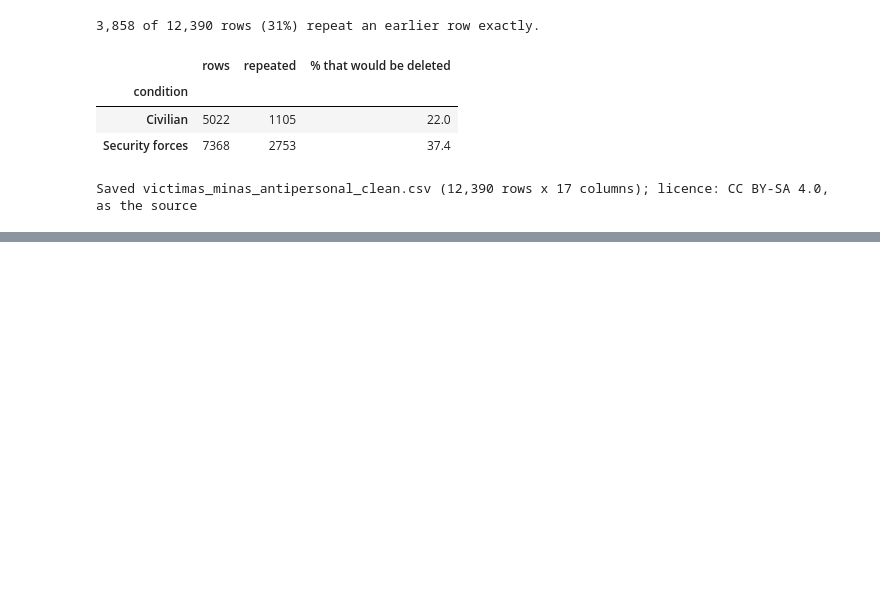
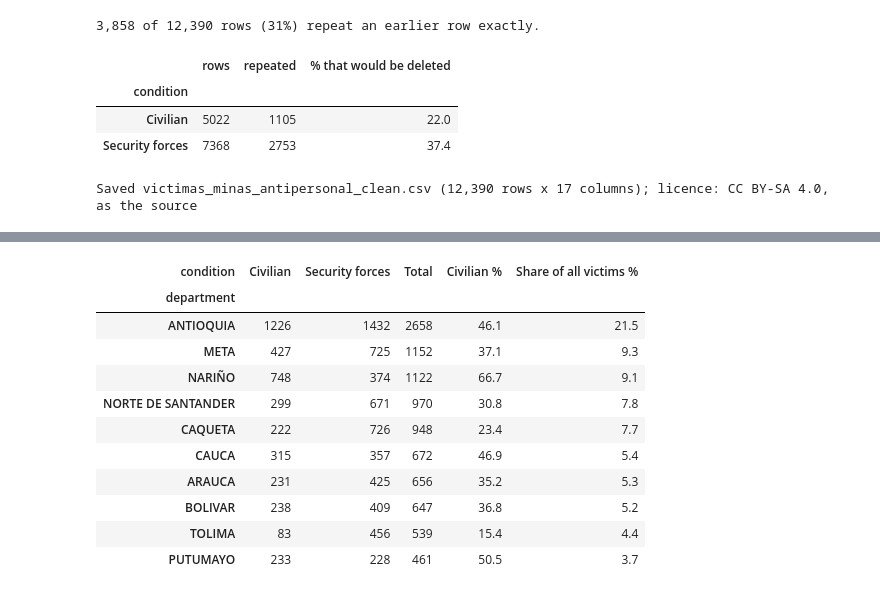
Before and after one commit to travisrcarlson/ai-programming-foundations-project, a Jupyter notebook: data_workflow.ipynb, the cells around one changed output, grey strips where cells are left out. Cells and saved outputs as stored; diff of their text form; code cells hidden in the pictures; blank space fills up the shorter version.

```diff
--- a/data_workflow.ipynb
+++ b/data_workflow.ipynb
@@ -431,0 +571,19 @@ Saved victimas_minas_antipersonal_clean.csv (12,390 rows x 17 columns); licence:
+# %%
+departments = df.groupby(["department", "condition"]).size().unstack(fill_value=0)
+departments["Total"] = departments.sum(axis=1)
+departments["Civilian %"] = (departments["Civilian"] / departments["Total"] * 100).round(1)
+departments["Share of all victims %"] = (departments["Total"] / len(df) * 100).round(1)
+departments.sort_values("Total", ascending=False).head(10)
+# %% [output]
+| condition | Civilian | Security forces | Total | Civilian % | Share of all victims % |
+| department |  |  |  |  |  |
+| ANTIOQUIA | 1226 | 1432 | 2658 | 46.1 | 21.5 |
+| META | 427 | 725 | 1152 | 37.1 | 9.3 |
+| NARIÑO | 748 | 374 | 1122 | 66.7 | 9.1 |
+| NORTE DE SANTANDER | 299 | 671 | 970 | 30.8 | 7.8 |
+| CAQUETA | 222 | 726 | 948 | 23.4 | 7.7 |
+| CAUCA | 315 | 357 | 672 | 46.9 | 5.4 |
+| ARAUCA | 231 | 425 | 656 | 35.2 | 5.3 |
+| BOLIVAR | 238 | 409 | 647 | 36.8 | 5.2 |
+| TOLIMA | 83 | 456 | 539 | 15.4 | 4.4 |
+| PUTUMAYO | 233 | 228 | 461 | 50.5 | 3.7 |
```
Also changed, not shown: parts of 12 cells of this notebook.
